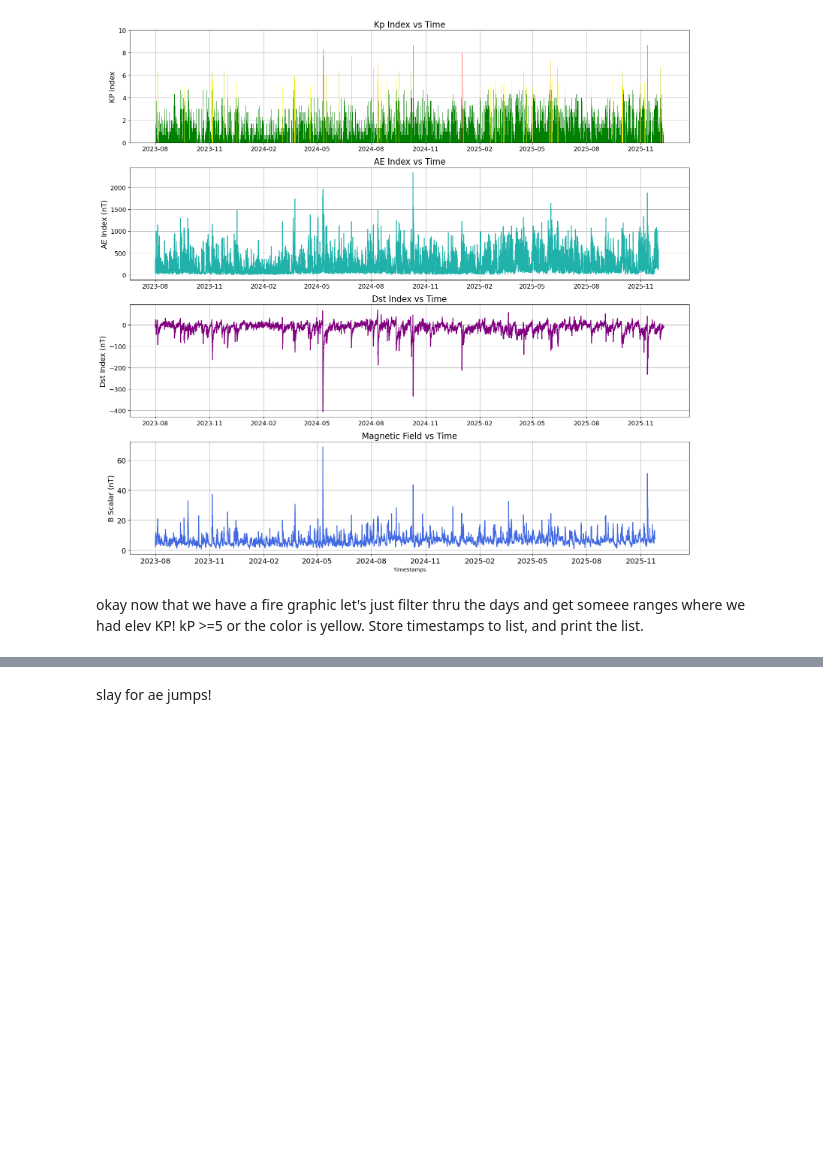
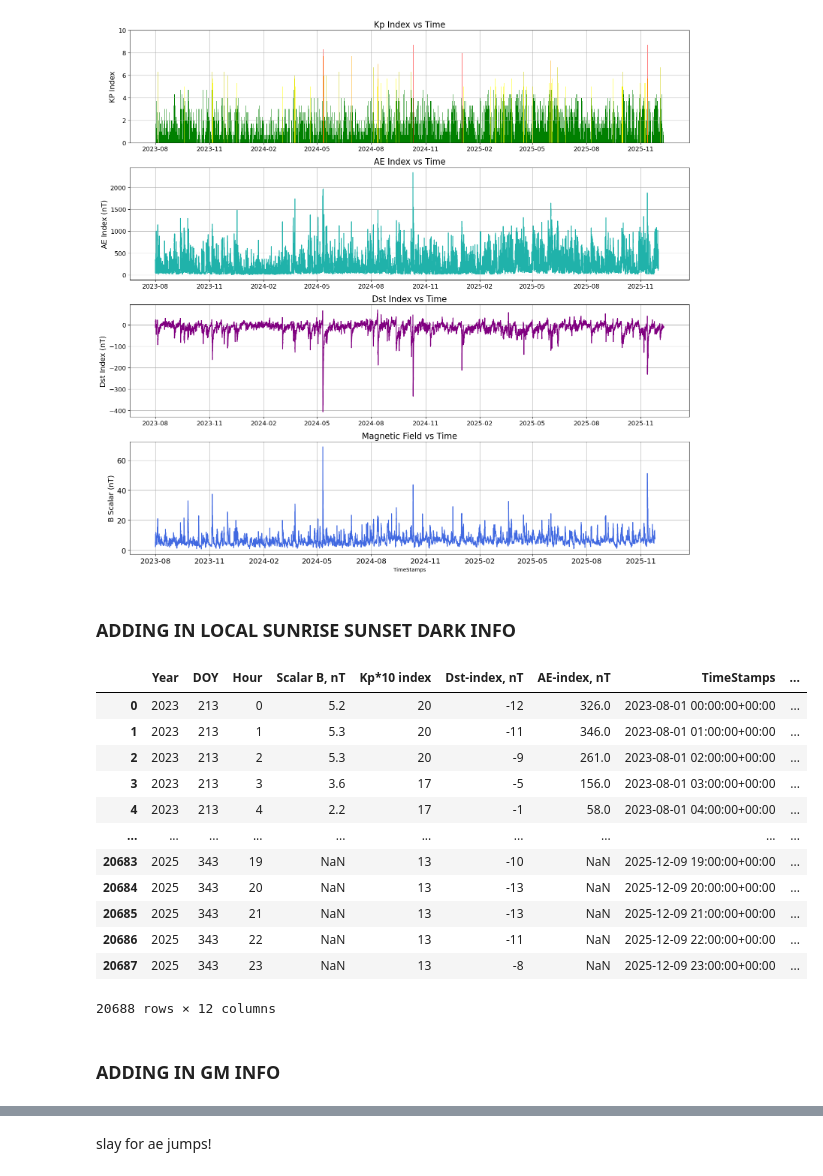
Before and after one commit to ctychen/physics188_final_project, a Jupyter notebook: Aurora_Dates.ipynb, the cells around one changed output, grey strips where cells are left out. Saved outputs shown, nothing was run; the diff lists cells and outputs as text; code cells hidden in the pictures; blank space fills up the shorter version.

```diff
--- a/Aurora_Dates.ipynb
+++ b/Aurora_Dates.ipynb
@@ -198,6 +238,5 @@ x_tick_labels = x_tick_vals.strftime("%Y-%m")
 GMActivity_range(omni_data,start_dt,end_dt,x_tick_vals,x_tick_labels,save_fig_str="")
 # %% [output]
 [figure]
-# %% [markdown]
-okay now that we have a fire graphic let's just filter thru the days and get someee ranges where we had elev KP!
-kP >=5 or the color is yellow. Store timestamps to list, and print the list.
+# %% [markdown]
+### ADDING IN LOCAL SUNRISE SUNSET DARK INFO
@@ -203,0 +247,35 @@ kP >=5 or the color is yellow. Store timestamps to list, and print the list.
+# %%
+df_full = omni_hr.copy()
+
+LAT = '62.52'
+LON = '-114.31'
+DARK_LIMIT = ephem.degrees('-15')
+observer = ephem.Observer()
+observer.lat = LAT
+observer.lon = LON
+
+df_full["TimeStamps"] = pd.to_datetime(df_full["TimeStamps"], utc=True)
+# %%
+def fully_dark(ts):
+    observer.date = ts
+    sun = ephem.Sun(observer)
+    return sun.alt < DARK_LIMIT
+
+df_full["is_dark"] = df_full["TimeStamps"].apply(fully_dark)
+df_full
+# %% [output]
+|  | Year | DOY | Hour | Scalar B, nT | Kp*10 index | Dst-index, nT | AE-index, nT | TimeStamps | ... |
+| 0 | 2023 | 213 | 0 | 5.2 | 20 | -12 | 326.0 | 2023-08-01 00:00:00+00:00 | ... |
+| 1 | 2023 | 213 | 1 | 5.3 | 20 | -11 | 346.0 | 2023-08-01 01:00:00+00:00 | ... |
+| 2 | 2023 | 213 | 2 | 5.3 | 20 | -9 | 261.0 | 2023-08-01 02:00:00+00:00 | ... |
+| 3 | 2023 | 213 | 3 | 3.6 | 17 | -5 | 156.0 | 2023-08-01 03:00:00+00:00 | ... |
+| 4 | 2023 | 213 | 4 | 2.2 | 17 | -1 | 58.0 | 2023-08-01 04:00:00+00:00 | ... |
+| ... | ... | ... | ... | ... | ... | ... | ... | ... | ... |
+| 20683 | 2025 | 343 | 19 | NaN | 13 | -10 | NaN | 2025-12-09 19:00:00+00:00 | ... |
+| 20684 | 2025 | 343 | 20 | NaN | 13 | -13 | NaN | 2025-12-09 20:00:00+00:00 | ... |
+| 20685 | 2025 | 343 | 21 | NaN | 13 | -13 | NaN | 2025-12-09 21:00:00+00:00 | ... |
+| 20686 | 2025 | 343 | 22 | NaN | 13 | -11 | NaN | 2025-12-09 22:00:00+00:00 | ... |
+| 20687 | 2025 | 343 | 23 | NaN | 13 | -8 | NaN | 2025-12-09 23:00:00+00:00 | ... |
+20688 rows × 12 columns
+# %% [markdown]
+### ADDING IN GM INFO
```
Also changed, not shown: parts of 9 cells of this notebook.
